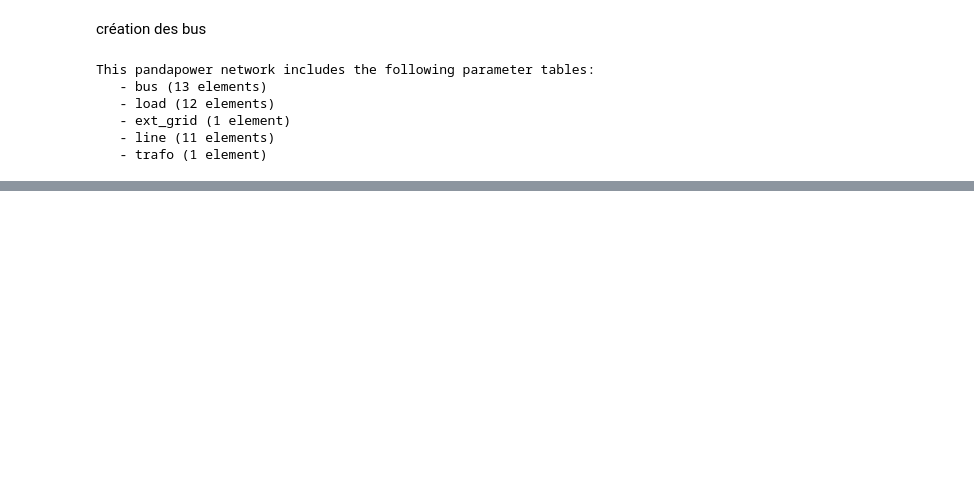
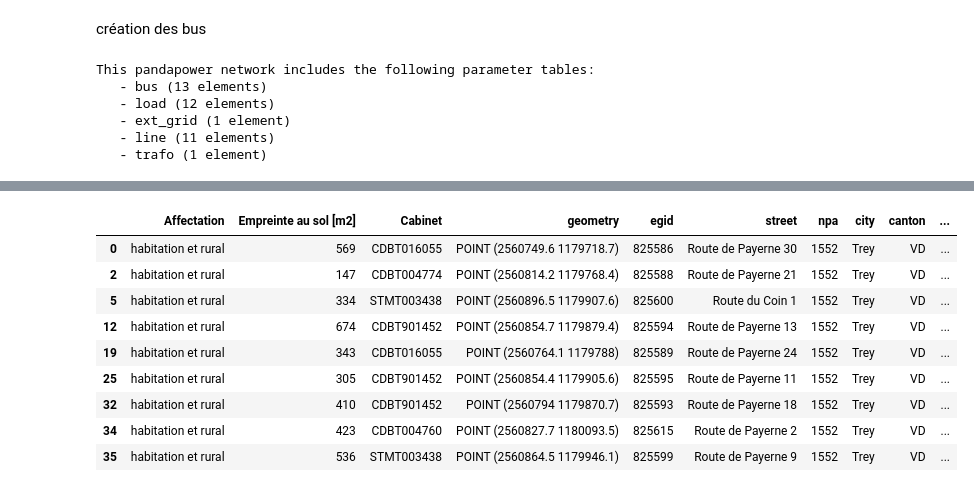
Before and after one commit to karim-bergoug/rhtlab_DKM, a Jupyter notebook: Projet-Groupe1-DKM/my_file_Danny.ipynb, the cells around one changed output, grey strips where cells are left out. Drawn from its saved outputs; the diff is of its cells as text; code cells hidden in the pictures; blank space fills up the shorter version.

```diff
--- a/Projet-Groupe1-DKM/my_file_Danny.ipynb
+++ b/Projet-Groupe1-DKM/my_file_Danny.ipynb
@@ -56,0 +57,14 @@ df_habitations.loc[df_habitations["Cabinet"] == "STMT003438"]
+# %%
+##test = df_habitations.loc[df_habitations["Affectation"] == "habitation"]
+df_habitations.loc[df_habitations["Affectation"] == "habitation et rural"]
+# %% [output]
+|  | Affectation | Empreinte au sol [m2] | Cabinet | geometry | egid | street | npa | city | canton | ... |
+| 0 | habitation et rural | 569 | CDBT016055 | POINT (2560749.6 1179718.7) | 825586 | Route de Payerne 30 | 1552 | Trey | VD | ... |
+| 2 | habitation et rural | 147 | CDBT004774 | POINT (2560814.2 1179768.4) | 825588 | Route de Payerne 21 | 1552 | Trey | VD | ... |
+| 5 | habitation et rural | 334 | STMT003438 | POINT (2560896.5 1179907.6) | 825600 | Route du Coin 1 | 1552 | Trey | VD | ... |
+| 12 | habitation et rural | 674 | CDBT901452 | POINT (2560854.7 1179879.4) | 825594 | Route de Payerne 13 | 1552 | Trey | VD | ... |
+| 19 | habitation et rural | 343 | CDBT016055 | POINT (2560764.1 1179788) | 825589 | Route de Payerne 24 | 1552 | Trey | VD | ... |
+| 25 | habitation et rural | 305 | CDBT901452 | POINT (2560854.4 1179905.6) | 825595 | Route de Payerne 11 | 1552 | Trey | VD | ... |
+| 32 | habitation et rural | 410 | CDBT901452 | POINT (2560794 1179870.7) | 825593 | Route de Payerne 18 | 1552 | Trey | VD | ... |
+| 34 | habitation et rural | 423 | CDBT004760 | POINT (2560827.7 1180093.5) | 825615 | Route de Payerne 2 | 1552 | Trey | VD | ... |
+| 35 | habitation et rural | 536 | STMT003438 | POINT (2560864.5 1179946.1) | 825599 | Route de Payerne 9 | 1552 | Trey | VD | ... |
```
Also changed, not shown: parts of 2 cells of this notebook, 1 other file.
